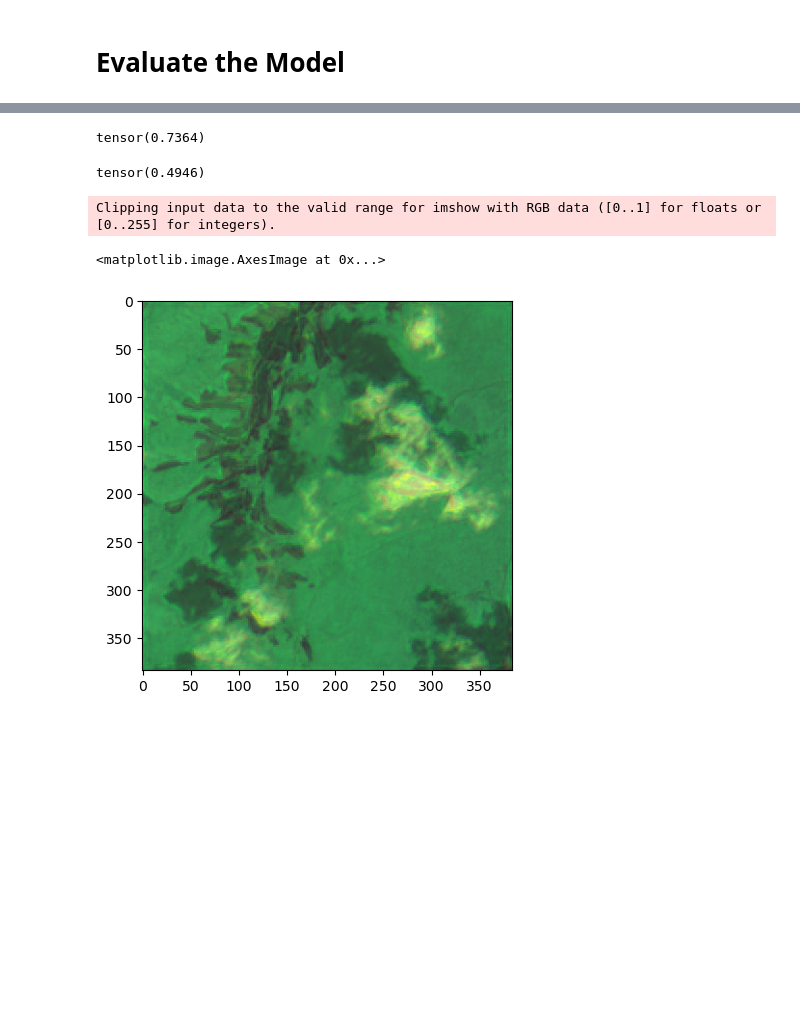
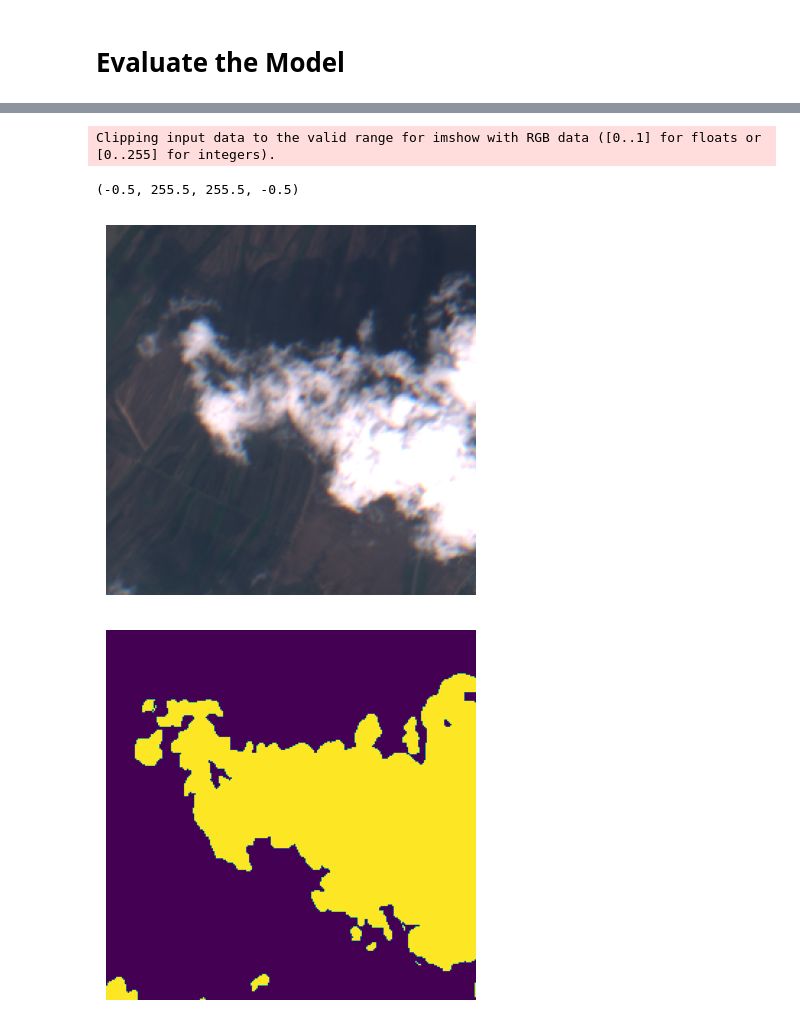
Before and after one commit to ridvansalihkuzu/representlib, a Jupyter notebook: notebooks/UC4_MoCo_Segmentation.ipynb, the cells around one changed output, grey strips where cells are left out. Cells and saved outputs as stored; diff of their text form; code cells hidden in the pictures; blank space fills up the shorter version.

```diff
--- a/notebooks/UC4_MoCo_Segmentation.ipynb
+++ b/notebooks/UC4_MoCo_Segmentation.ipynb
@@ -276,3 +280,6 @@ plt.imshow(x.cpu().numpy()[0,].transpose(1,2,0)[:,:,(3,2,1)])
 # %%
-uc4_datamodule.setup("test")
-dset = uc4_datamodule.test_dataset
+args_test = args
+args_test.patch_size = 256
+datamodule = UC4CloudDetectionDataModule.from_argparse_args(args_test,)
+datamodule.setup("test")
+dset = datamodule.test_dataset
@@ -296,18 +286,14 @@ from represent.losses.functional import soft_dice_loss_with_logits
-# %%
-soft_dice_loss_with_logits(o, L.float())
-# %% [output]
-tensor(0.7364)
-# %%
-import torch.nn.functional as F
-
-F.binary_cross_entropy_with_logits(o, L.float())
-# %% [output]
-tensor(0.4946)
-# %%
-plt.figure()
-plt.imshow(img.numpy().transpose(1,2,0)[:,:,(2,5,9)]*2)
-plt.imshow(torch.sigmoid(o)[0,].numpy().transpose(1,2,0), alpha=0.3)
-# %% [output]
-Clipping input data to the valid range for imshow with RGB data ([0..1] for floats or [0..255] for integers).
-<matplotlib.image.AxesImage at 0x...>
-[figure, removed]
+# %%
+img2, lbl2 = dset[2133]
+
+plt.figure()
+plt.imshow(img2.numpy().transpose(1,2,0)[:,:,(3,2,1)]*2)
+plt.axis("off")
+plt.figure()
+plt.imshow(lbl2.numpy().transpose(1,2,0))
+plt.axis("off")
+# %% [output]
+Clipping input data to the valid range for imshow with RGB data ([0..1] for floats or [0..255] for integers).
+(-0.5, 255.5, 255.5, -0.5)
+[figure, added]
+[figure, added]
```
Also changed, not shown: parts of 18 cells of this notebook, 2 other files.
